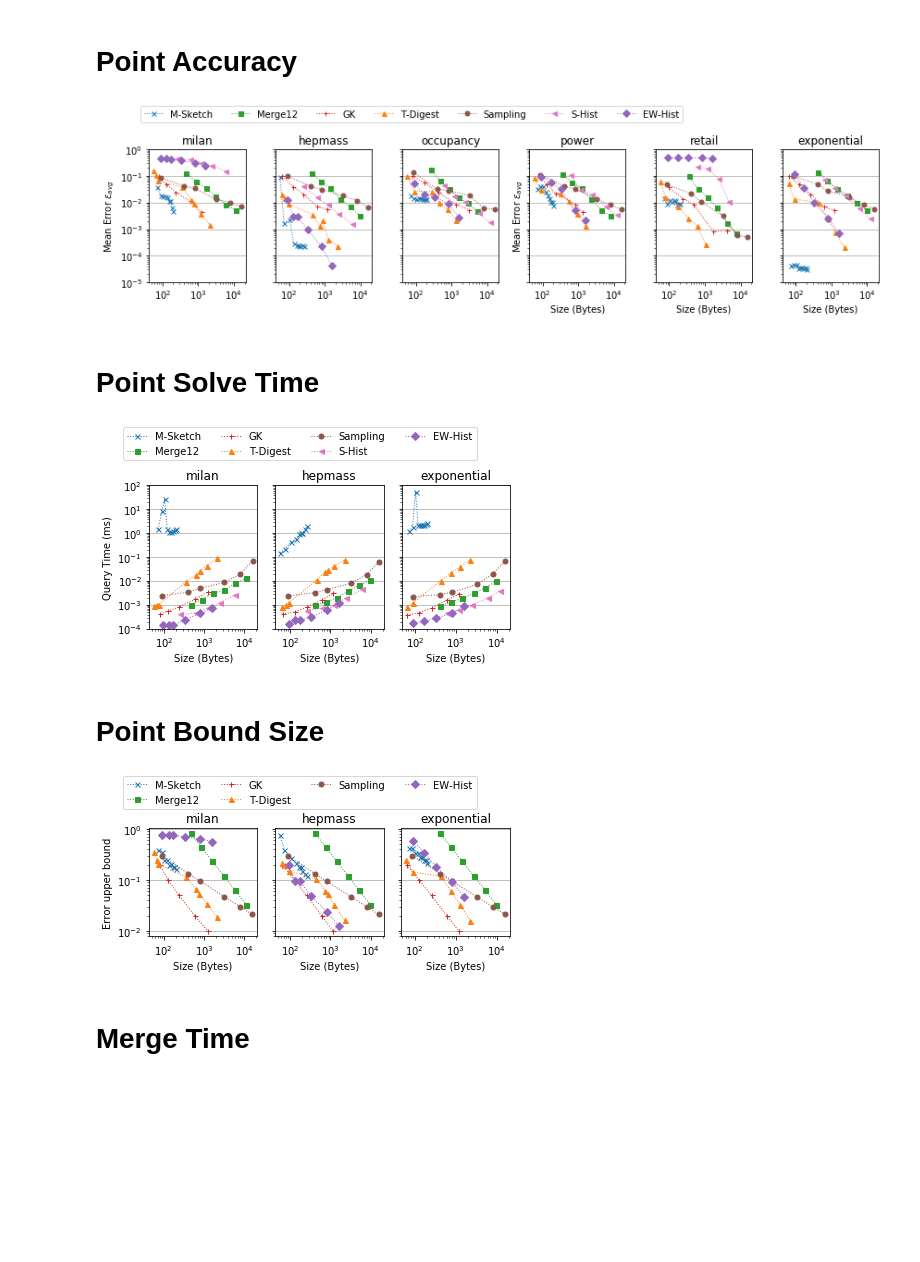
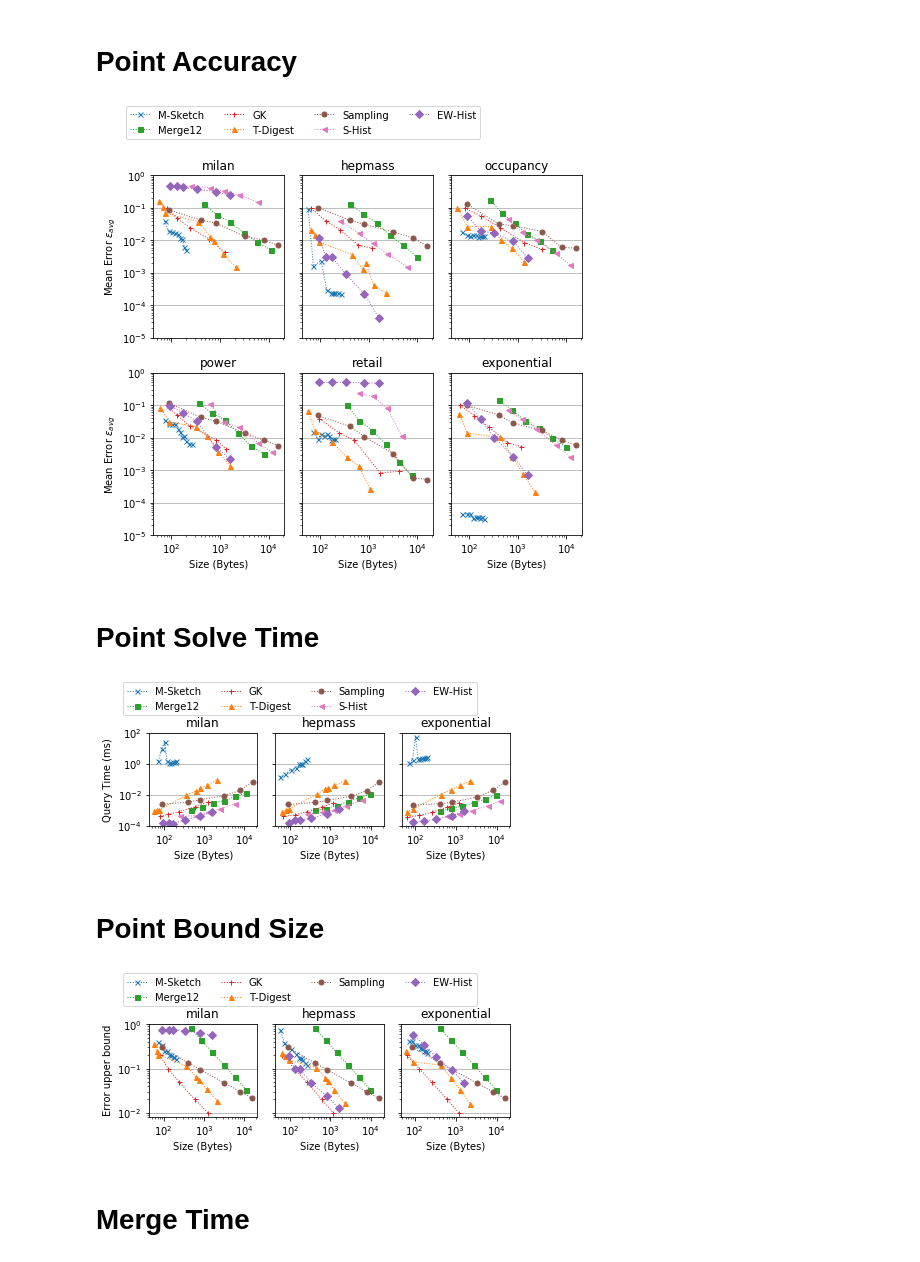
Before and after one commit to stanford-futuredata/msketch, a Jupyter notebook: analysis/Perf Micro Plots.ipynb, the cells around one changed output. Cells and saved outputs as stored; diff of their text form; code cells hidden in the pictures; blank space fills up the shorter version.

Commit message:
new plotting scripts

```diff
--- a/analysis/Perf Micro Plots.ipynb
+++ b/analysis/Perf Micro Plots.ipynb
@@ -457,16 +457,17 @@ sketches = [
     "cmoments", "yahoo", "spark_gk", "tdigest", "sampling", "approx_histogram","histogram"
 ]
 # %%
-debug=True
+debug=False
 if not debug:
-    n_plots = 2
-    c_datasets = m_datasets
-    cfigsize = (6,3)
+    c_datasets = p_datasets
+    n_plots = len(c_datasets)
+    cfigsize = (7,6)
+    n_rows = 2
 else:
     n_plots = 6
     c_datasets = p_datasets
     cfigsize = (12,3)
-f, axs = plt.subplots(1,int(n_plots/1), figsize=cfigsize, sharey=True, sharex=True)
+f, axs = plt.subplots(n_rows, int(n_plots/n_rows), figsize=cfigsize, sharey=True, sharex=True)
 for di in range(len(c_datasets)):
     dname = c_datasets[di]
     ax = axs.ravel()[di]
@@ -475,35 +476,35 @@ for di in range(len(c_datasets)):
     labels = []
     for alg in sketches:
         c_df = df[df["sketch"] == alg]
         l, = ax.loglog(
             c_df["space"],
             c_df["error"],
             label=alg_display_name[alg],
             marker=markers[alg],
             color=colormap[alg],
             markersize=5,
             ls="dotted",
             lw=1
         )
         lines.append(l)
         labels.append(alg_display_name[alg])
 
     ax.set_title(dname)
     if di > 2:
         ax.set_xlabel("Size (Bytes)")
     ax.yaxis.grid(True)
     ax.set_ylim(1e-5, 1)
     if di%3 == 0:
         ax.set_ylabel("Mean Error $\epsilon_{avg}$")
 
 lgd = f.legend(
     lines, labels,
-    bbox_to_anchor=(0.05, 1., 1., .102), ncol=8, loc=2
+    bbox_to_anchor=(0.05, 1., 1., .102), ncol=4, loc=2
 )
 f.tight_layout()
 f.savefig("point_accuracy_big.pdf", bbox_extra_artists=(lgd,), bbox_inches='tight')
 # %% [output]
-[figure, old version]
+[figure, new version]
 # %% [markdown]
 # Point Solve Time
 # %%
@@ -511,7 +512,7 @@ debug=False
 if not debug:
     c_datasets = ["milan", "hepmass", "exponential"]
     n_plots = len(c_datasets)
-    cfigsize = (6,3)
+    cfigsize = (6,2.3)
 else:
     n_plots = 6
     c_datasets = p_datasets
@@ -553,7 +554,7 @@ lgd = f.legend(
 f.tight_layout()
 f.savefig("point_solve.pdf", bbox_extra_artists=(lgd,), bbox_inches='tight')
 # %% [output]
-[figure, old version]
+[figure, new version]
 # %% [markdown]
 # Point Bound Size
 # %%
@@ -561,7 +562,7 @@ debug=False
 if not debug:
     n_plots = 3
     c_datasets = m_datasets
-    cfigsize = (6,2.5)
+    cfigsize = (6,2.3)
 else:
     n_plots = 6
     c_datasets = p_datasets
@@ -607,7 +608,7 @@ lgd = f.legend(
 f.tight_layout()
 f.savefig("point_bound.pdf", bbox_extra_artists=(lgd,), bbox_inches='tight')
 # %% [output]
-[figure, old version]
+[figure, new version]
 # %% [markdown]
 # Merge Time
 # %%
```
Also changed, not shown: parts of 2 cells of this notebook, 4 other files.
